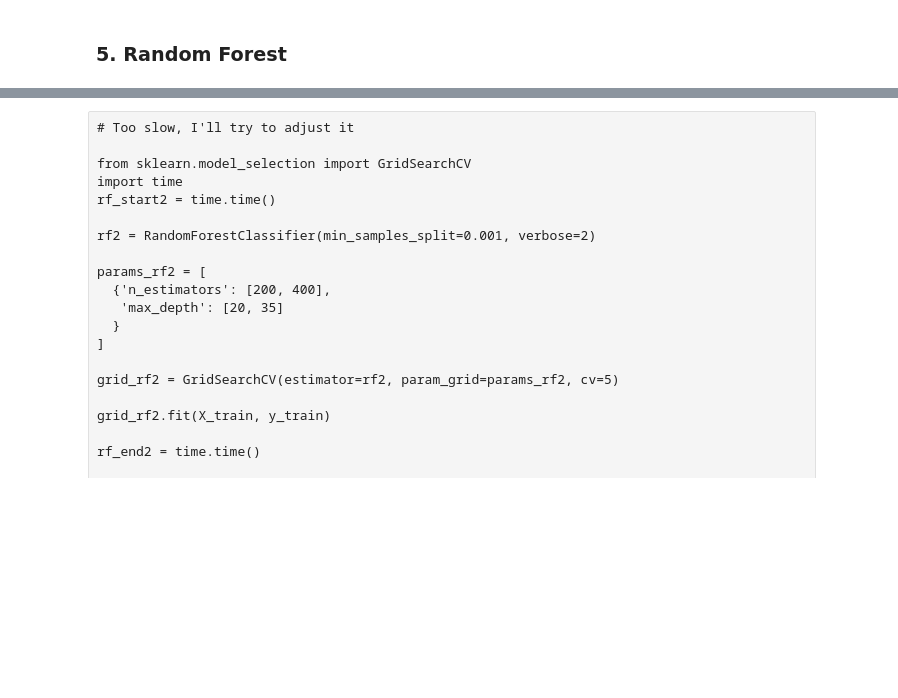
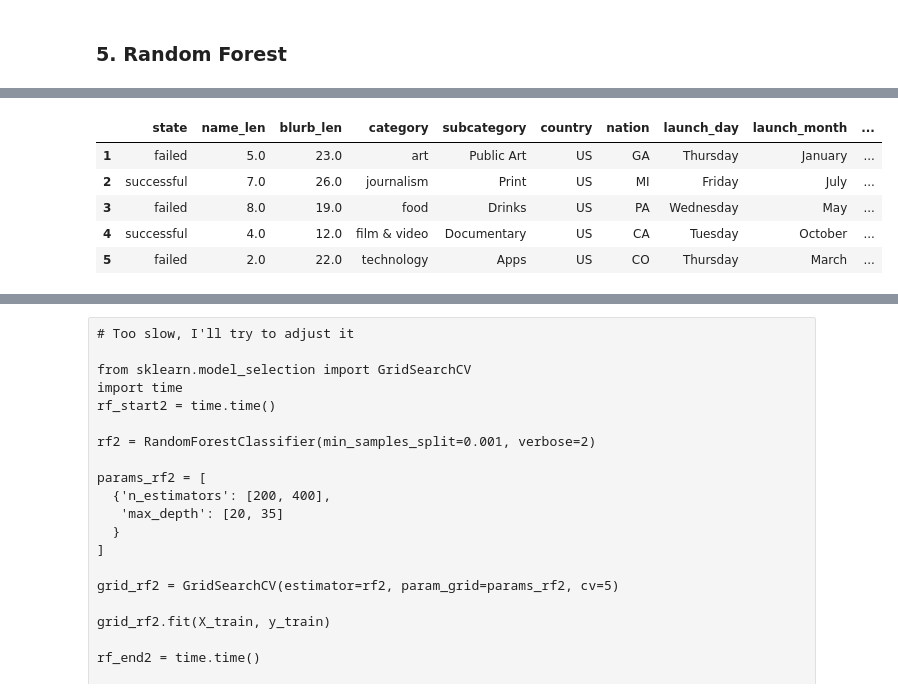
Before and after one commit to domitrut/ML_GROUP6, a Jupyter notebook: Group_6_ML.ipynb, the cells around one changed output, grey strips where cells are left out. Cells and saved outputs as stored; diff of their text form; code cells hidden in the pictures; blank space fills up the shorter version.

```diff
--- a/Group_6_ML.ipynb
+++ b/Group_6_ML.ipynb
@@ -1033,0 +1062,9 @@ plt.ylabel('Explained variance');
+# %%
+df_transformed.head()
+# %% [output]
+|  | state | name_len | blurb_len | category | subcategory | country | nation | launch_day | launch_month | ... |
+| 1 | failed | 5.0 | 23.0 | art | Public Art | US | GA | Thursday | January | ... |
+| 2 | successful | 7.0 | 26.0 | journalism | Print | US | MI | Friday | July | ... |
+| 3 | failed | 8.0 | 19.0 | food | Drinks | US | PA | Wednesday | May | ... |
+| 4 | successful | 4.0 | 12.0 | film & video | Documentary | US | CA | Tuesday | October | ... |
+| 5 | failed | 2.0 | 22.0 | technology | Apps | US | CO | Thursday | March | ... |
```
Also changed, not shown: parts of 13 cells of this notebook.
